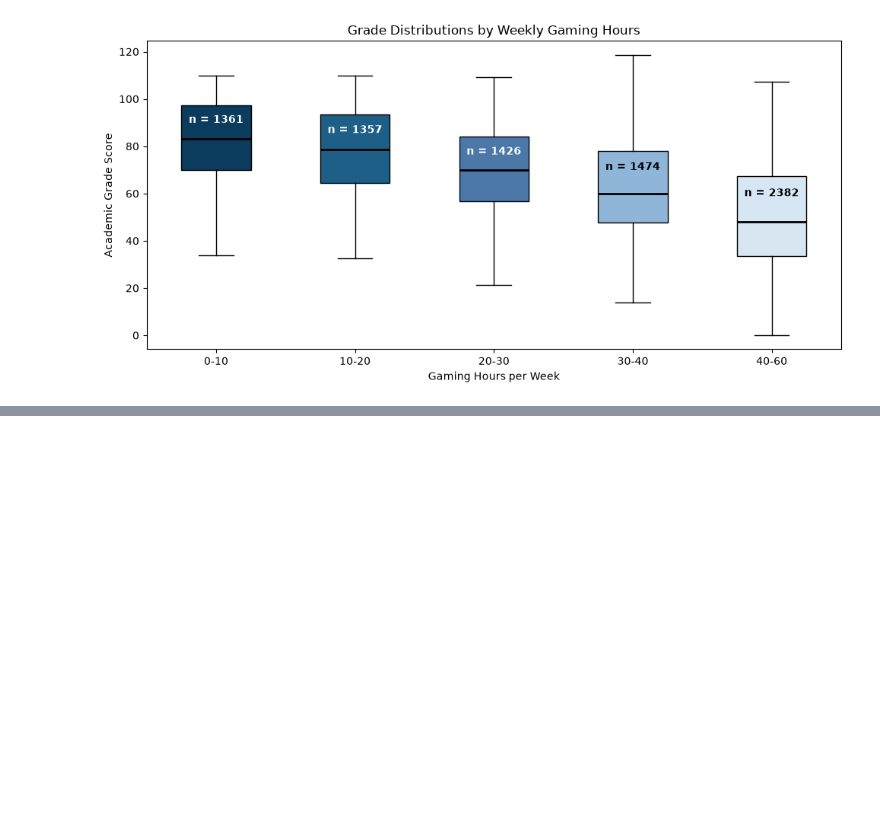
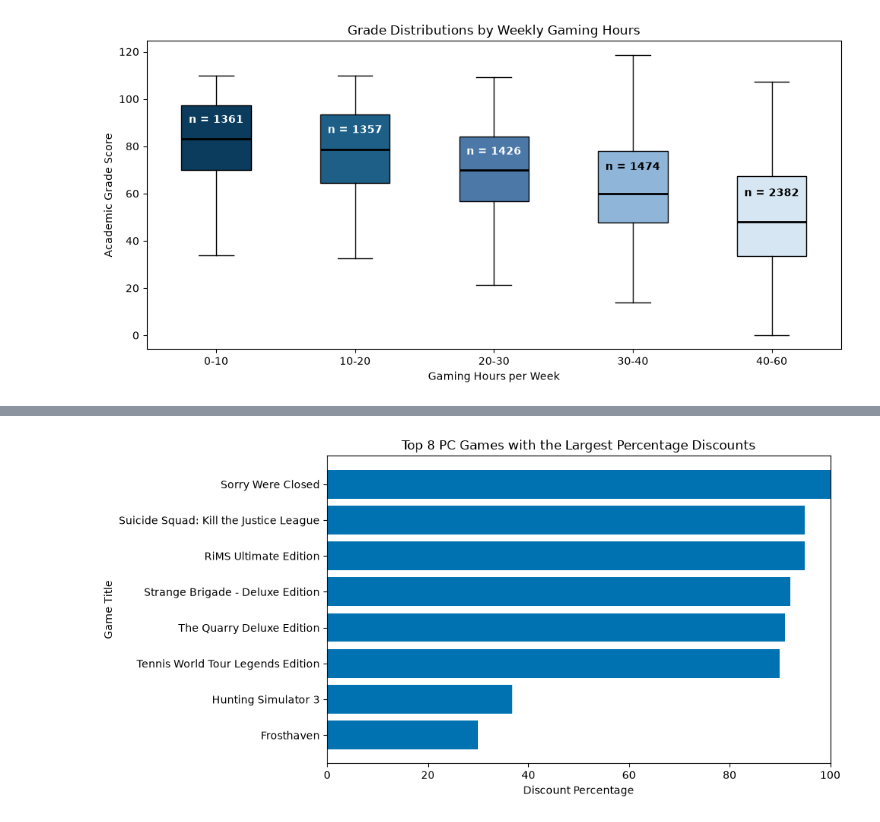
Before and after one commit to VetleBersaas/Gaming-Grades-Gig, a Jupyter notebook: gaming_grades.ipynb, the cells around one changed output, grey strips where cells are left out. Cells and saved outputs as stored; diff of their text form; code cells hidden in the pictures; blank space fills up the shorter version.

Commit message:
Integrated an API to answer a simple question and display this in a bar chart.

```diff
--- a/gaming_grades.ipynb
+++ b/gaming_grades.ipynb
@@ -181,0 +167,19 @@ plt.show()
+# %%
+# Retrieve the library to make requests to the CheapShark API
+import requests
+
+# The address for the CheapShark API
+url = "https://www.cheapshark.com/api/1.0/deals"
+
+# Now we request the selection of games we want to analyze.
+params = { "pageSize": 20, "sortby": "Savings", "onsale": "1" }
+
+# Now we retrieve the data
+response = requests.get(url, params=params, headers={"User-Agent": "GamingGradesCourseProject/1.0"}, timeout=20)
+response.raise_for_status()  # Raise an error if the request was unsuccessful
+
+# Now I convert the API response to a pandas dataframe for easier analysis and visualization.
+deals = pd.DataFrame(response.json())
+
+# Now I display some of the relevant columns
+deals[["title", "normalPrice", "salePrice", "savings"]].head()
@@ -181,0 +193,24 @@ plt.show()
+# %%
+# Now we create our graph to visualize 8 games with the largest percentage discounts.
+games = deals.drop_duplicates(subset="title").head(8).copy()
+
+# This code converts discount percentages to numbers for easier visualization and analysis.
+games["savings"] = pd.to_numeric(games["savings"])
+
+# Here we sort the games by their savings in descending order.
+games = games.sort_values(by="savings", ascending=True)
+
+# Next, we create a bar chart.
+plt.figure(figsize=(10, 5))
+plt.barh(games["title"], games["savings"], color="#0072B2")
+
+# We add labels next and set the layout to tight to make it easier to read.
+plt.title("Top 8 PC Games with the Largest Percentage Discounts")
+plt.xlabel("Discount Percentage")
+plt.ylabel("Game Title")
+
+plt.xlim(0, 100)  # This sets the x-axis limit from 0 to 100
+plt.tight_layout()
+plt.show()
+# %% [output]
+[figure, added]
```
Also changed, not shown: parts of 4 cells of this notebook.
